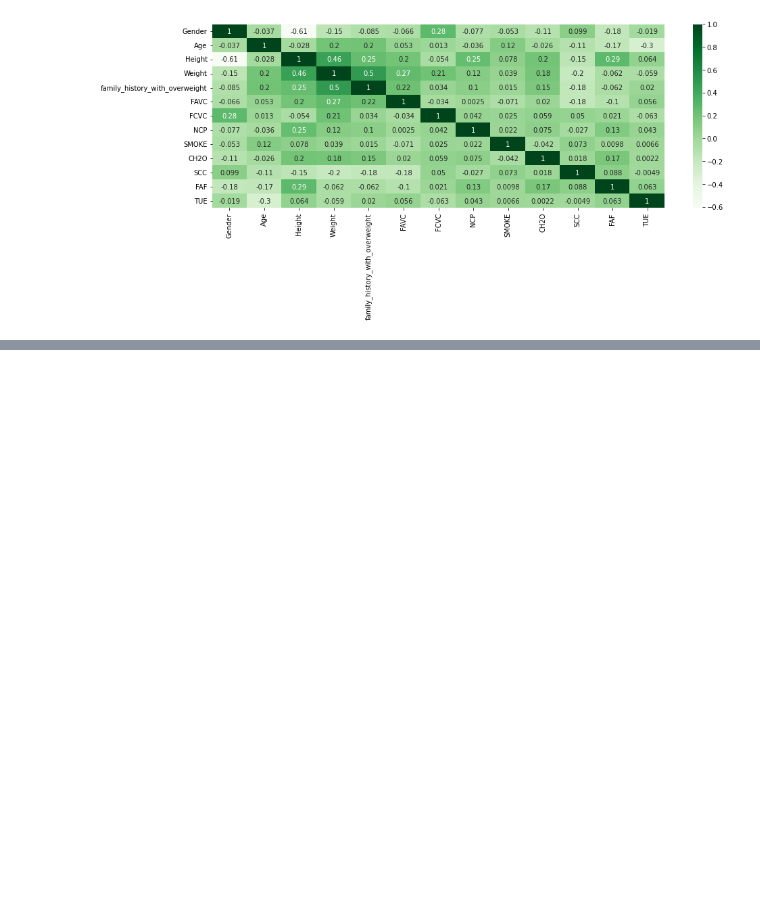
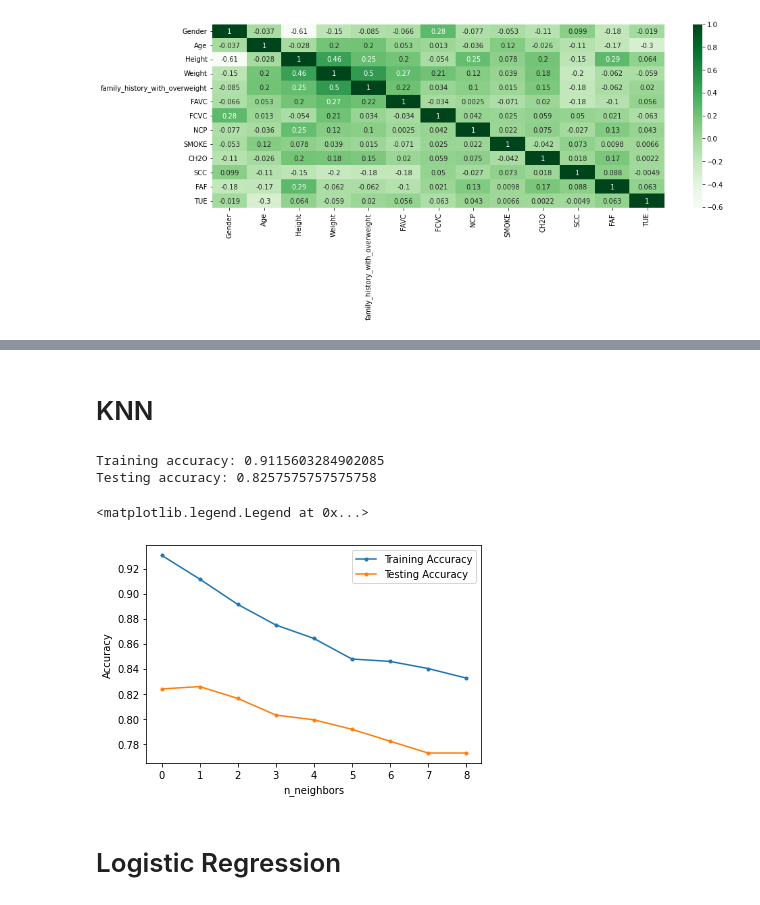
Before and after one commit to TanChen168/Project2, a Jupyter notebook: Project2_Part4.ipynb, the cells around one changed output, grey strips where cells are left out. Saved outputs shown, nothing was run; the diff lists cells and outputs as text; code cells hidden in the pictures; blank space fills up the shorter version.

```diff
--- a/Project2_Part4.ipynb
+++ b/Project2_Part4.ipynb
@@ -198,0 +195,46 @@ plt.ylabel('Silhouette Score');
+# %% [markdown]
+# KNN
+# %%
+# Import Library
+from sklearn.neighbors import KNeighborsClassifier
+
+# Initialize model
+knn = KNeighborsClassifier(n_neighbors=3)
+
+# Create pipeline and train the model using train data
+knn_pipe = make_pipeline(knn)
+knn_pipe.fit(X_train_processed, y_train)
+
+# Run model predictions using test data
+predictions = knn_pipe.predict(X_test_processed)
+predictions
+
+print('Training accuracy:', knn_pipe.score(X_train_processed, y_train))
+print('Testing accuracy:', knn_pipe.score(X_test_processed, y_test))
+# %% [output]
+Training accuracy: 0.9115603284902085
+Testing accuracy: 0.8257575757575758
+# %%
+#Loop through k values and store the scores in the list.
+train_scores = []
+test_scores = []
+for k in range(2,11):
+  knn = KNeighborsClassifier(n_neighbors=k)
+  knn_pipe = make_pipeline(knn)
+  knn_pipe.fit(X_train_processed, y_train)
+  predictions = knn_pipe.predict(X_test_processed)
+
+  train_scores.append(knn_pipe.score(X_train_processed, y_train))
+  test_scores.append(knn_pipe.score(X_test_processed, y_test))
+
+#Visualize scores
+plt.plot(train_scores, marker = '.', label='Training Accuracy')
+plt.plot(test_scores, marker = '.', label='Testing Accuracy')
+plt.xlabel('n_neighbors')
+plt.ylabel('Accuracy')
+plt.legend()
+# %% [output]
+<matplotlib.legend.Legend at 0x...>
+[figure, added]
+# %% [markdown]
+# Logistic Regression
```
Also changed, not shown: parts of 27 cells of this notebook.
